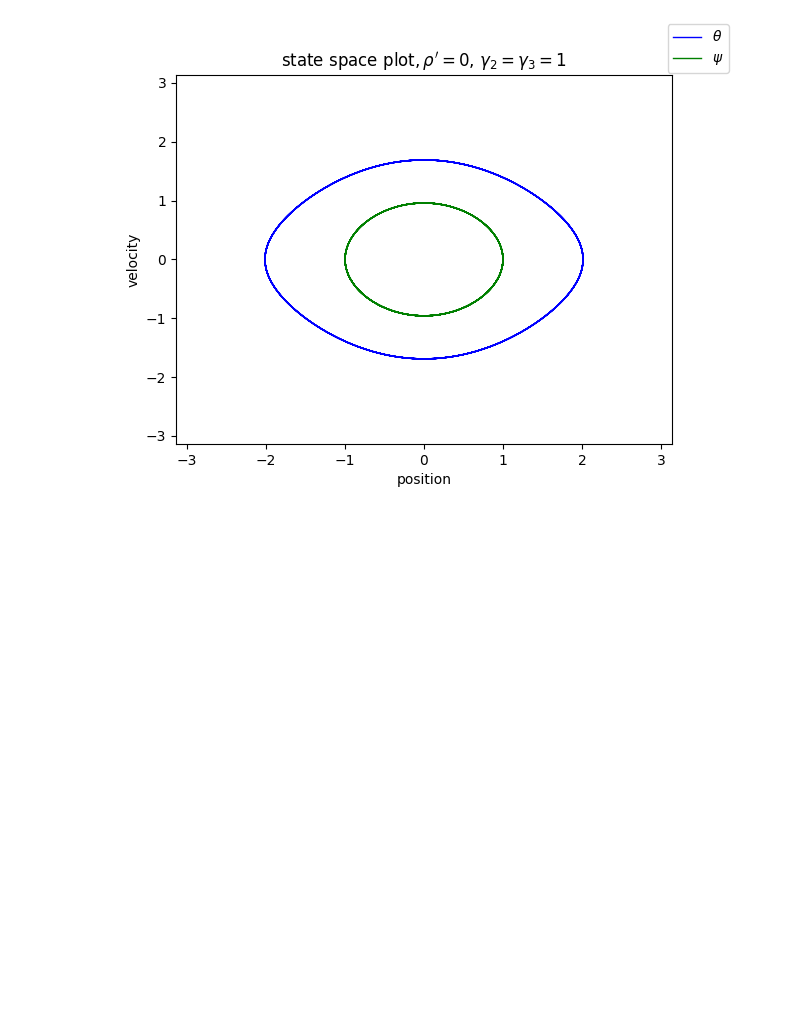
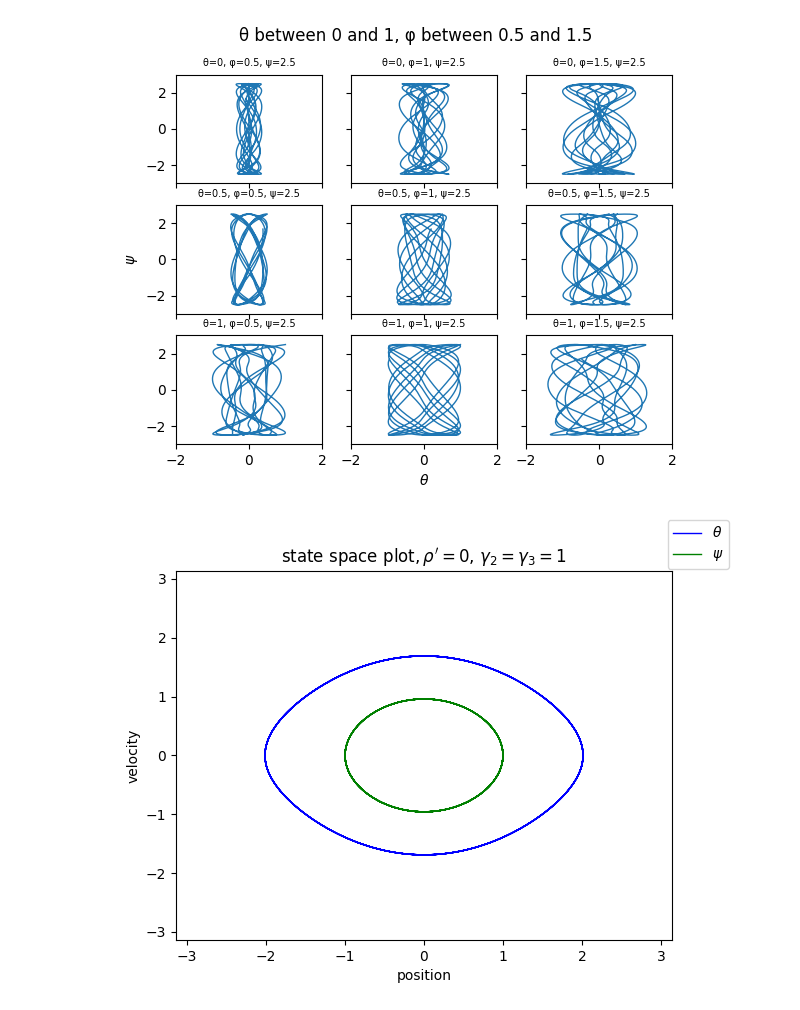
Before and after one commit to Will-Kincaid/TheoMechCompProject, a Jupyter notebook: The One True Python Notebook!.ipynb, the cells around one changed output. Cells and saved outputs as stored; diff of their text form; code cells hidden in the pictures; blank space fills up the shorter version.

```diff
--- a/The One True Python Notebook!.ipynb
+++ b/The One True Python Notebook!.ipynb
@@ -202,3 +216,11 @@ gridHarmPlots(ICs=[2.5,0,0,0,2.5,0], Params=[-1,-1,2],
+# %%
+#now, varying ICs.
+plt.close("all")
+gridHarmPlots(ICs=[-1,0,-1,0,2.5,0], Params=[0.5,1,2],
+             varVals={"θ":[0,0.5,1], "φ":[.5,1,1.5]},
+             bounds=[[-2,2],[-3,3]]);
+# %% [output]
+[figure, added]
 # %%
 #simple phase phot when m2=0: notice that 0 and ψ both undergo non-chaotic, normal
 #pendulum behavior.
```
Also changed, not shown: parts of 3 cells of this notebook, 1 other file.
